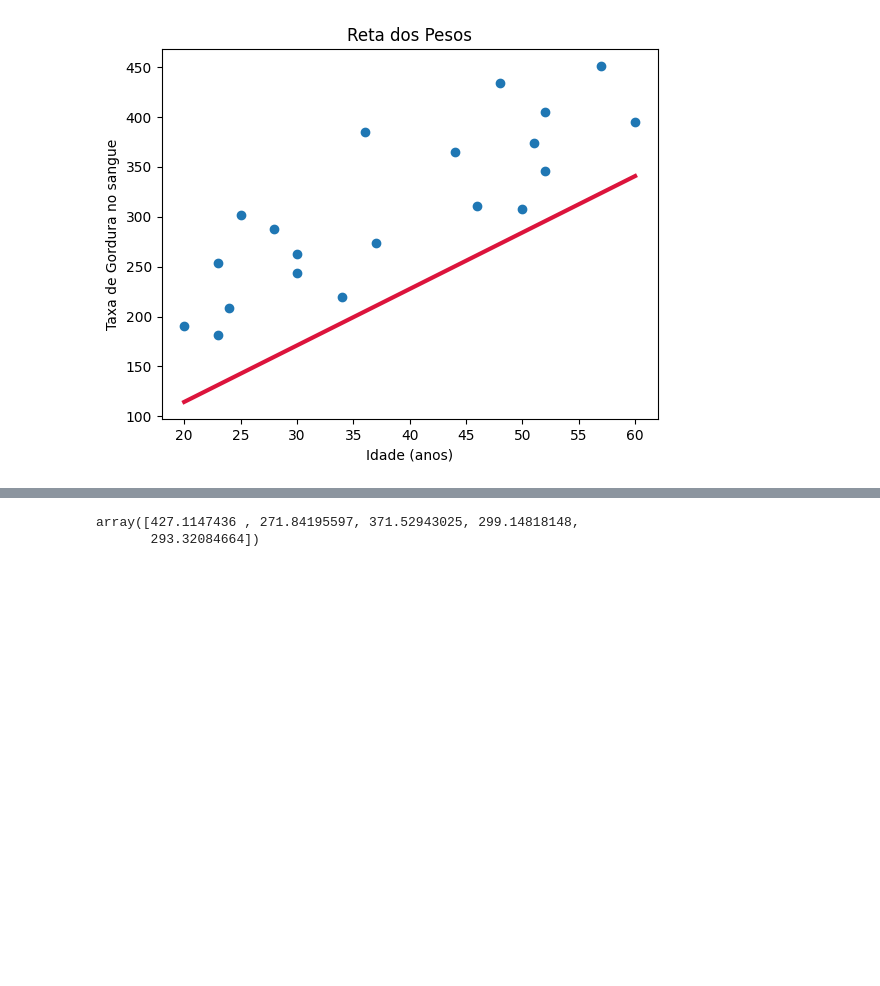
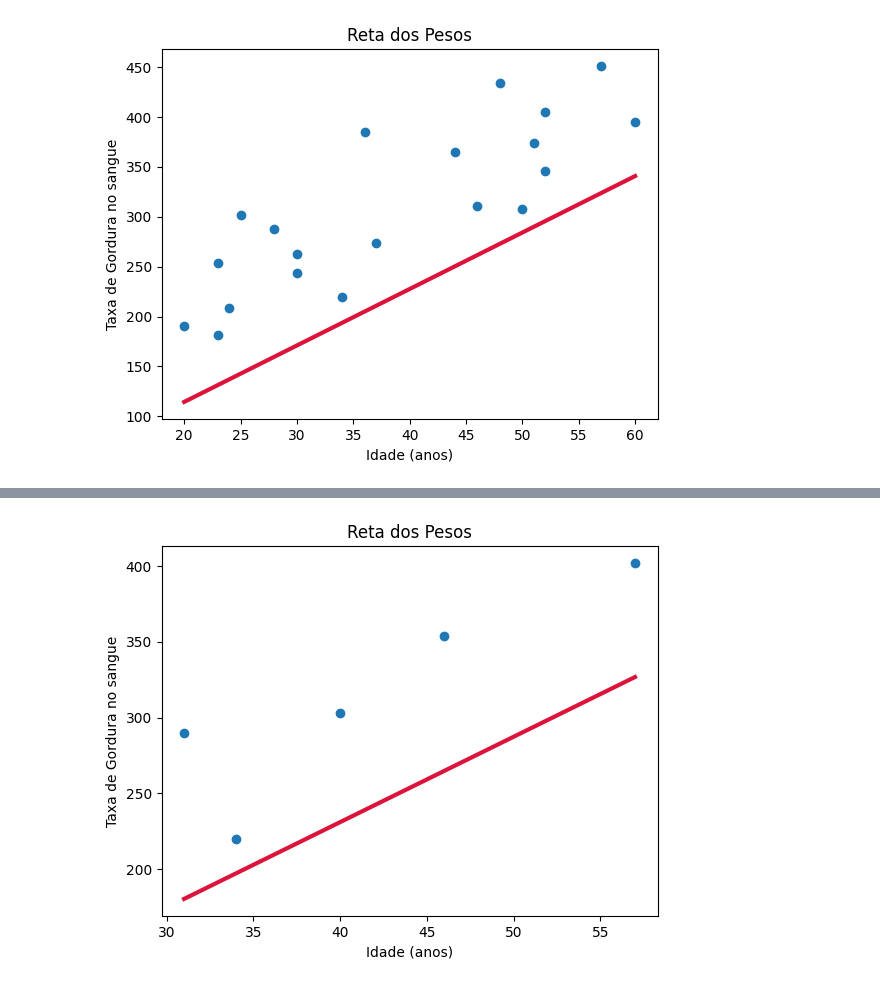
Before and after one commit to KndHvH/367, a Jupyter notebook: POLI/Estat/26.03/exercicio/code.ipynb, the cells around one changed output, grey strips where cells are left out. Drawn from its saved outputs; the diff is of its cells as text; code cells hidden in the pictures; blank space fills up the shorter version.

```diff
--- a/POLI/Estat/26.03/exercicio/code.ipynb
+++ b/POLI/Estat/26.03/exercicio/code.ipynb
@@ -184,9 +270,9 @@ plot_weights(pesos,X_train,y_train)
 # %%
 y_pred = get_y_pred(X_test,pesos)
-y_pred
-# %% [output]
-array([427.1147436 , 271.84195597, 371.52943025, 299.14818148,
-       293.32084664])
+# %%
+plot_weights(pesos,X_test,y_test)
+# %% [output]
+[figure, added]
 # %%
 validate_y_pred(X_test,y_test,y_pred)
 # %% [output]
```
Also changed, not shown: parts of 16 cells of this notebook.
